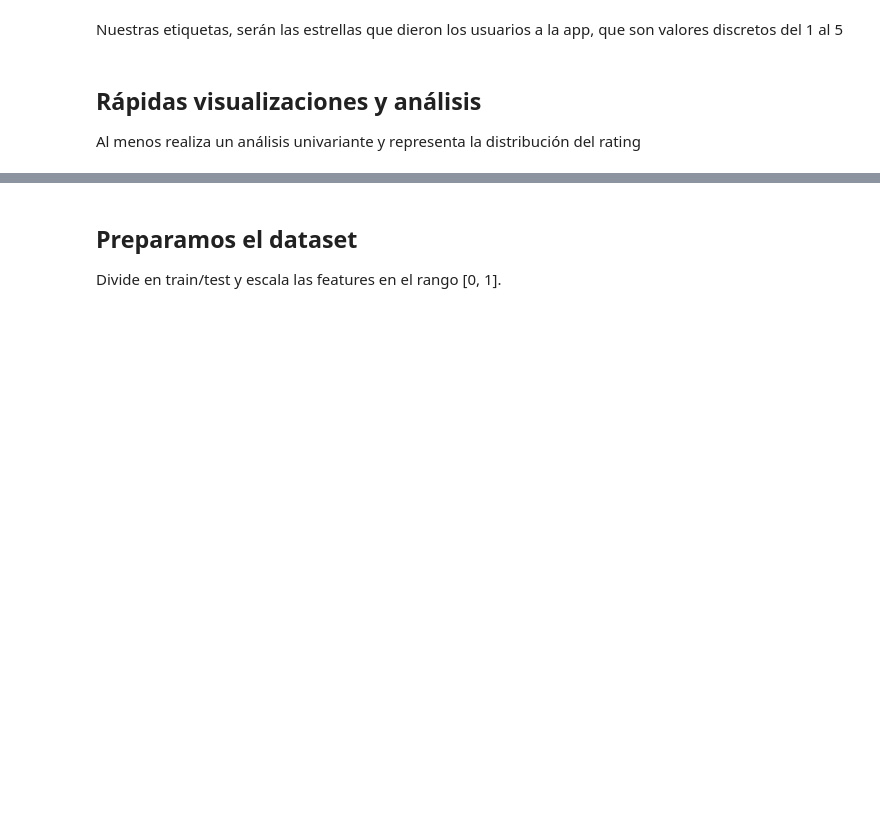
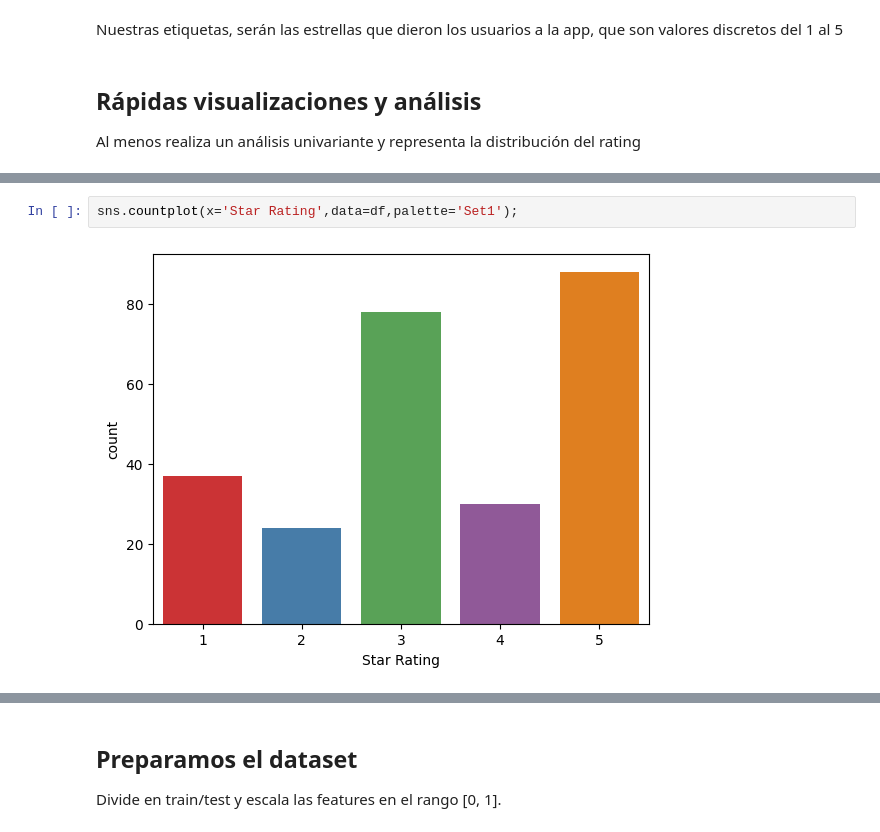
Before and after one commit to abdonrb/DS102024, a Jupyter notebook: 3-MachineLearning/2-Supervisado/3-KNN/ejercicios/Ejercicio_k-NearestNeighbor.ipynb, the cells around one changed output, grey strips where cells are left out. Saved outputs shown, nothing was run; the diff lists cells and outputs as text; blank space fills up the shorter version.

```diff
--- a/3-MachineLearning/2-Supervisado/3-KNN/ejercicios/Ejercicio_k-NearestNeighbor.ipynb
+++ b/3-MachineLearning/2-Supervisado/3-KNN/ejercicios/Ejercicio_k-NearestNeighbor.ipynb
@@ -70,0 +80,4 @@ memory usage: 14.2+ KB
+# %%
+sns.countplot(x='Star Rating',data=df,palette='Set1');
+# %% [output]
+[figure, added]
```
Also changed, not shown: parts of 32 cells of this notebook, 1 other file.
